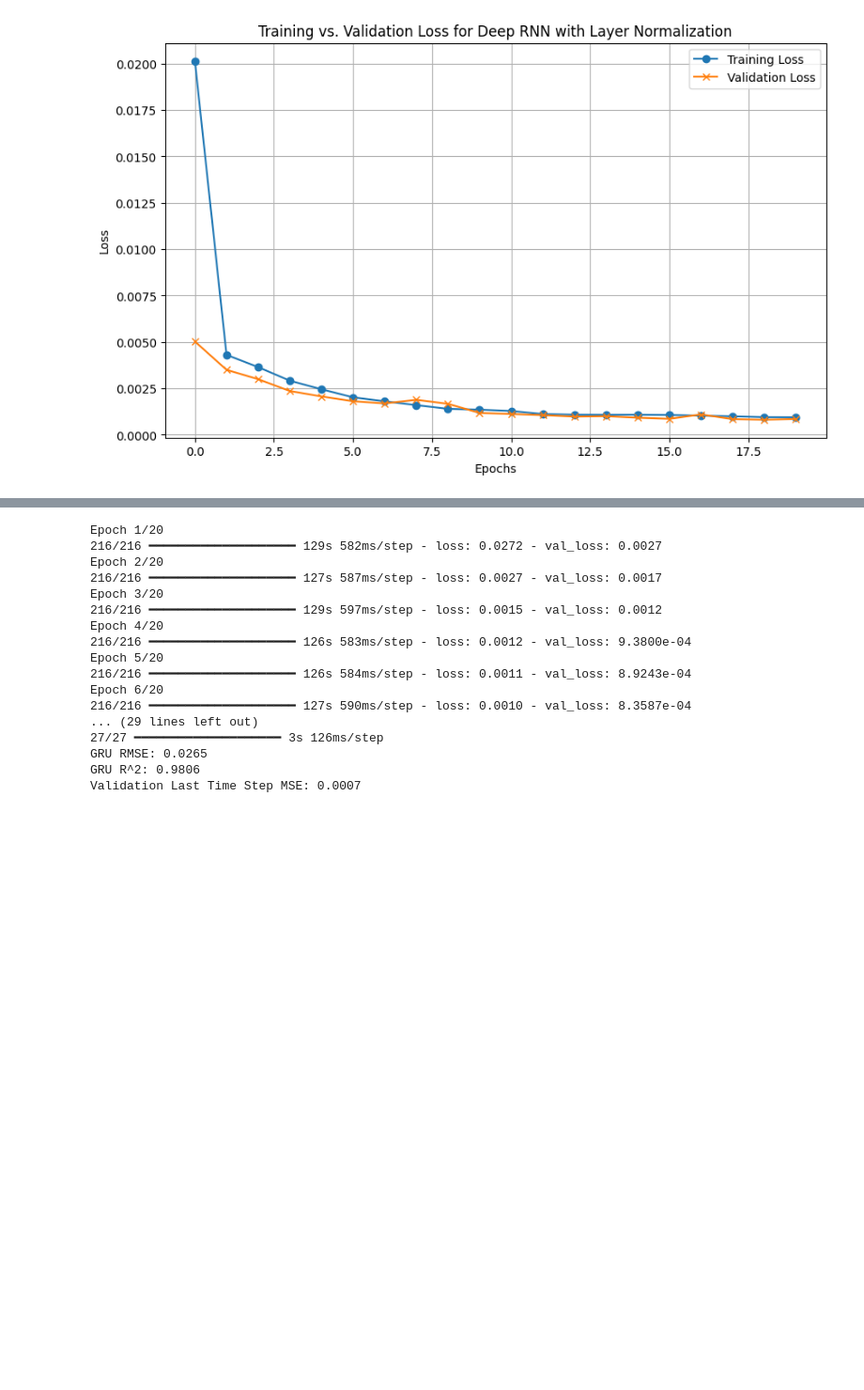
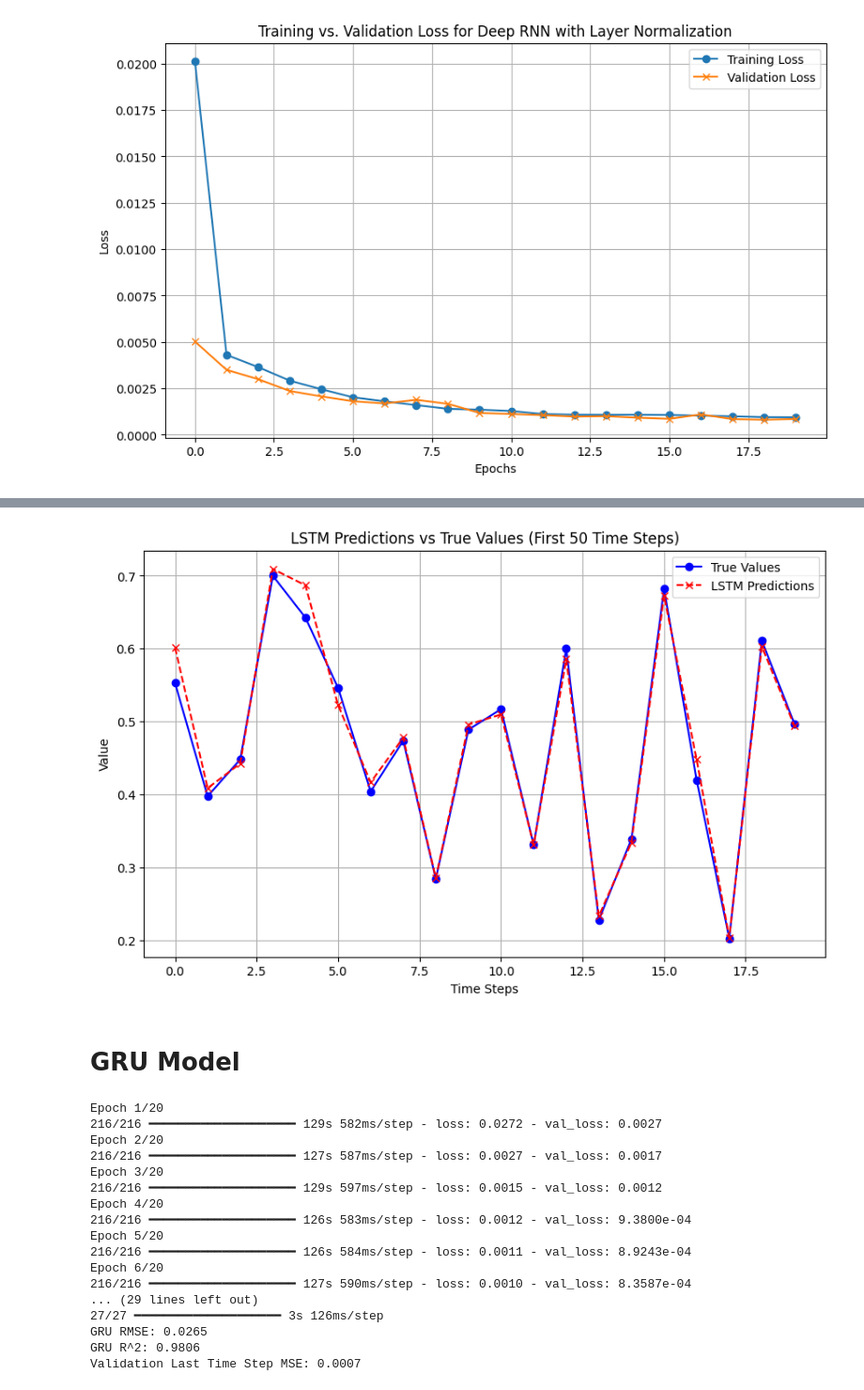
Before and after one commit to Osman-Dawood/Assinment-2, a Jupyter notebook: Lab5assignment.ipynb, the cells around one changed output, grey strips where cells are left out. Shown at 94% size. Drawn from its saved outputs; the diff is of its cells as text; code cells hidden in the pictures; blank space fills up the shorter version.

```diff
--- a/Lab5assignment.ipynb
+++ b/Lab5assignment.ipynb
@@ -494,3 +518,18 @@ plot_training_vs_validation_loss(history)
+# %%
+# Plot LSTM predictions vs true values (First 20 Time Steps) with LSTM predictions in Red.
+plt.figure(figsize=(10, 6))
+plt.plot(y_test[:20], label="True Values", color="blue", marker='o')
+plt.plot(y_pred_lstm[:20], label="LSTM Predictions", color="red", linestyle="--", marker='x')
+plt.title("LSTM Predictions vs True Values (First 50 Time Steps)")
+plt.xlabel("Time Steps")
+plt.ylabel("Value")
+plt.legend()
+plt.grid(True)
+plt.show()
+# %% [output]
+[figure, added]
+# %% [markdown]
+# GRU Model
 # %%
 from tensorflow.keras.models import Sequential
 from tensorflow.keras.layers import GRU, Dense
```
Also changed, not shown: parts of 15 cells of this notebook.
